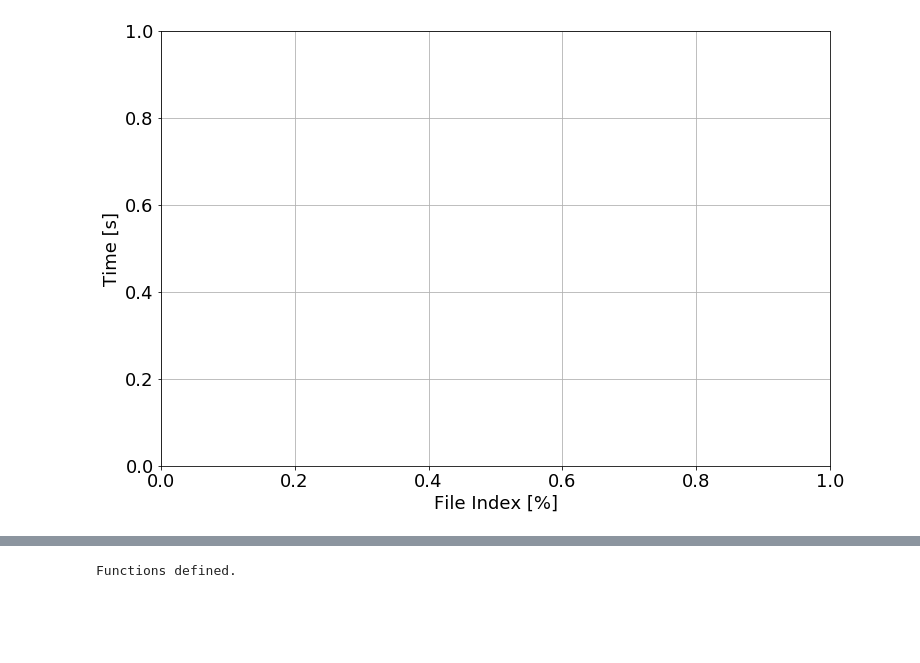
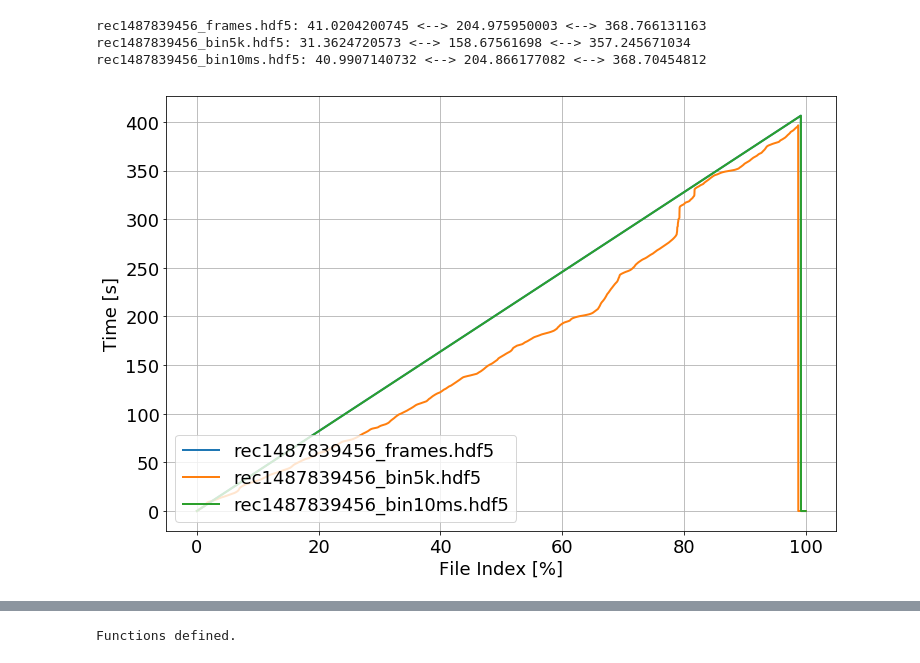
Before and after one commit to SensorsINI/ddd20-utils, a Jupyter notebook: Model Evaluation and Movie Render.ipynb, the cells around one changed output, grey strips where cells are left out. Cells and saved outputs as stored; diff of their text form; code cells hidden in the pictures; blank space fills up the shorter version.

```diff
--- a/Model Evaluation and Movie Render.ipynb
+++ b/Model Evaluation and Movie Render.ipynb
@@ -15,6 +15,8 @@ matplotlib.rcParams['ps.fonttype'] = 42
 import theano.tensor as T
 import lasagne, theano
 
+datasets_dir = '/home/dneil/datasets/driving/'
+
 def get_rainbow_colors(log_list, kind='gist_rainbow'):
     num_keys = len(log_list)
     cm = plt.get_cmap(kind)
@@ -84,29 +97,26 @@ driving_rnn_10.6_multi_aps_multi_final, last : Train: 795.606674, Test: 24721.61
 # %%
 # Check timestamps
 import time, h5py
+rec_id = 'rec1487839456'
 
-datasets_dir = '/home/dneil/temp/datasets/'
-h5_filenames = [
-#                 datasets_dir + 'rec1487839456_frames.hdf5',
-#                 datasets_dir + 'rec1487839456_only_events_bin5k.hdf5',
-#                 datasets_dir + 'rec1487839456_both_bin5k.hdf5',
-#                 datasets_dir + 'rec1487839456_only_events_bin10ms.hdf5',
-#                 datasets_dir + 'rec1487839456_both_bin10ms.hdf5'
-]
-
+h5_filenames = [datasets_dir + rec_id + '_frames.hdf5',
+                datasets_dir + rec_id + '_bin5k.hdf5',
+                datasets_dir + rec_id + '_bin10ms.hdf5']
 plt.figure(figsize=(12,8))
 for h5f_name in h5_filenames:
     h5f = h5py.File(h5f_name, 'r')
     data = np.array(h5f['timestamp'])
     percentage = np.linspace(0, 100, len(data))
     plt.plot(percentage, data, label=h5f_name.replace(datasets_dir, ''), lw=2)
     print('{}: {} <--> {} <--> {}'.format(h5f_name.replace(datasets_dir, ''),
                                           data[len(data)//10], data[len(data)//2], data[-len(data)//10]))
 plt.grid(which='both')
 plt.legend(loc='lower left')
 plt.xlabel('File Index [%]')
 plt.ylabel('Time [s]')
-
-plt.savefig('export.png')
+plt.savefig('export1.png')
 # %% [output]
+rec1487839456_frames.hdf5: 41.0204200745 <--> 204.975950003 <--> 368.766131163
+rec1487839456_bin5k.hdf5: 31.3624720573 <--> 158.67561698 <--> 357.245671034
+rec1487839456_bin10ms.hdf5: 40.9907140732 <--> 204.866177082 <--> 368.70454812
-[figure, old version]
+[figure, new version]
```
Also changed, not shown: parts of 8 cells of this notebook, 5 other files.
